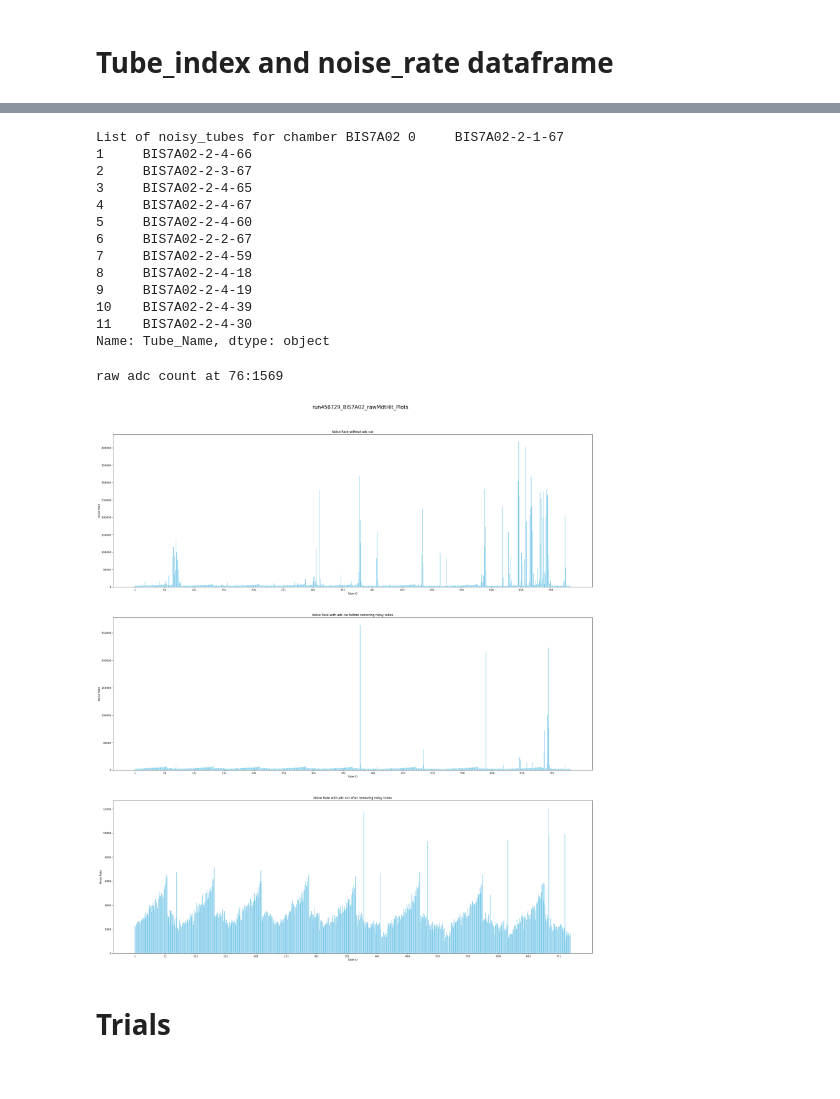
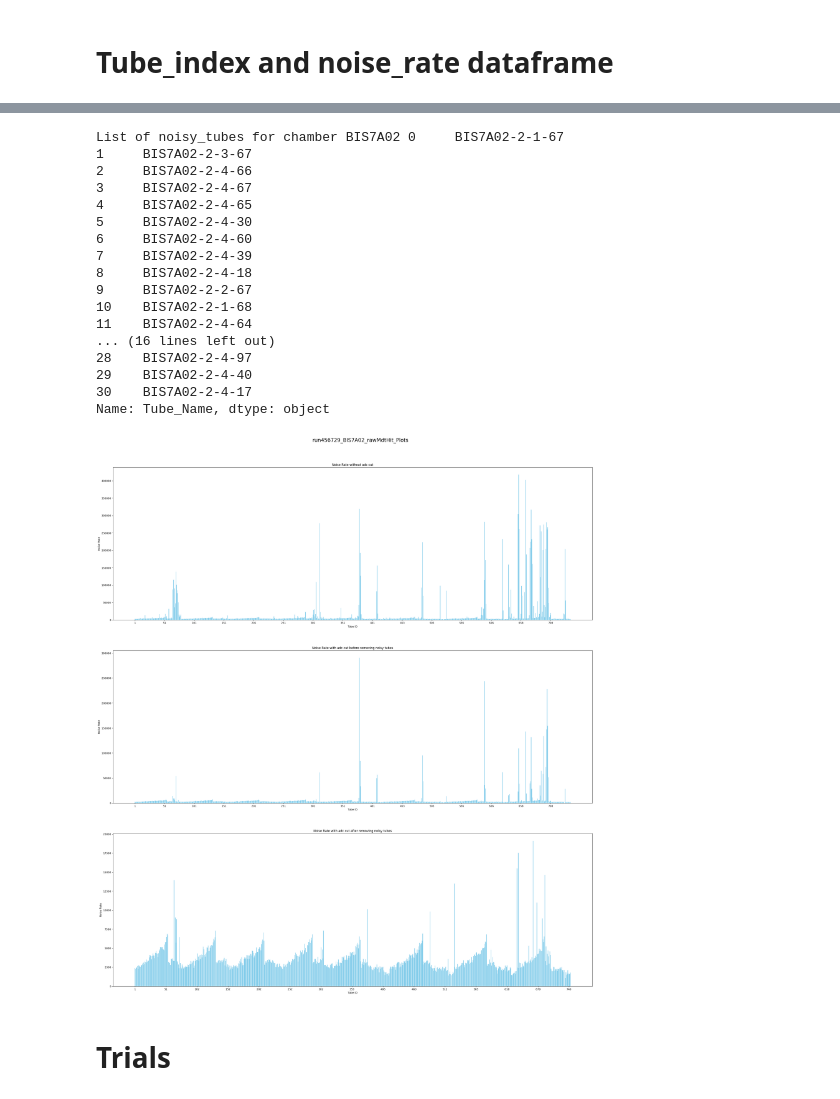
Before and after one commit to ppriyanka8/ATLAS, a Jupyter notebook: BIS7A_general.ipynb, the cells around one changed output, grey strips where cells are left out. Cells and saved outputs as stored; diff of their text form; code cells hidden in the pictures.

Commit message:
Add DF_OPERATING_CHAMBER const and remove warnings

```diff
--- a/BIS7A_general.ipynb
+++ b/BIS7A_general.ipynb
@@ -38,13 +38,13 @@ CHAMBER_TO_INPUT_CAL = {
 OPERATING_CHAMBER = "BIS7A02"
 inputCalibNtuple = CHAMBER_TO_INPUT_CAL[OPERATING_CHAMBER]
 act_time_window=1.3*(10**(-6))
-ADC_CUT_VAL = 75
-noise_thresh=13000
+ADC_CUT_VAL = 50
+noise_thresh=20000
 
 #tube_id gives the tube index
 def tube_id(row, chamber):
     # Grab the tube name
-    x = row[0]
+    x = row.iloc[0]
     # Split into components that were separated by a '-'
     ml_index=int(x.split('-')[1])
     ly_index =int(x.split('-')[2])
@@ -54,9 +54,7 @@ def tube_id(row, chamber):
     return (ml_index-1)*chamberlist_run3.MDTnTml(chamber,1) + (ly_index-1)*chamberlist_run3.MDTnTly(chamber,ml_index) + tube_no
 
 #Noise rate
-def noise_rate(df, chamber):
-    df_raw_chamber = df[df['rawMdt_station']==chamber]
-
+def noise_rate(df_raw_chamber, chamber):
     # Aggregate tube hits with pandas value_counts() method
     tube_hits=df_raw_chamber.rawMdt_tubeInfo.value_counts()
 
@@ -75,36 +73,28 @@ def noise_rate(df, chamber):
     return noise_rate_df #returns a dataframe
 
 #Introduce adc_cut
-def adc_cut(df,chamber,cut):  #returns complete dataframe just introducing adc_cut(doesn't give any info on noise_rate etc)
-    df_raw_chamber = df[df['rawMdt_station']==chamber]
+def adc_cut(df_raw_chamber,chamber,cut):  #returns complete dataframe just introducing adc_cut(doesn't give any info on noise_rate etc)
     df_raw_adc=df_raw_chamber[df_raw_chamber['rawMdt_adc']>cut]
     return df_raw_adc
 
 #Extract list of noisy_tubes and dataframe removing noisy_tubes
 def noise_tubes(df,chamber,cut,noise_thresh):
-    df_raw_adc_cut=adc_cut(df_raw,OPERATING_CHAMBER,cut)
+    df_raw_adc_cut=adc_cut(df,OPERATING_CHAMBER,cut)
     df_noise_adc=noise_rate(df_raw_adc_cut,OPERATING_CHAMBER)    #creating a separate dataframe for noise_ate and tube_id from after adc_cut df
     noisy_tubes=df_noise_adc[df_noise_adc['Noise_Rate']>noise_thresh]  #Extract all the rows for noise_rate>20k from the df_noise_rate dataframe
     noisy_list=noisy_tubes['Tube_Name']      #extract names for all the noisy tubes extracted above
     print('List of noisy_tubes for chamber %s'%(chamber),noisy_list)
 
-def df_filtered(df,chamber,cut,noise_thresh):
-    df_raw_chamber = df[df['rawMdt_station']==chamber]
-    df_raw_adc_cut=df_raw_chamber[df_raw_chamber['rawMdt_adc']>cut]
-    print("raw adc count at 76:" + str(df_raw_adc_cut['rawMdt_adc'].value_counts().get(76)))
-    # df_raw_adc_cut=adc_cut(df_raw,OPERATING_CHAMBER)  #Complete dataframe after introducing adc_cut
+def df_filtered(df_raw_chamber,chamber,cut,noise_thresh):
+    df_raw_adc_cut=adc_cut(df_raw_chamber,OPERATING_CHAMBER,cut)  #Complete dataframe after introducing adc_cut
     df_noise_adc=noise_rate(df_raw_adc_cut,OPERATING_CHAMBER)    #creating a separate dataframe for noise_ate and tube_id from after adc_cut df
     noisy_tubes=df_noise_adc[df_noise_adc['Noise_Rate']>noise_thresh]
 #make a dataframe excluding noisy tubes
     df_raw_chamber_noisy_filtered=df_raw_adc_cut[~df_raw_adc_cut['rawMdt_tubeInfo'].isin(noisy_tubes['Tube_Name'])]
     return df_raw_chamber_noisy_filtered
 
-
 #Noise_Rate v/s Tube_Id Plot
-def plot_for_noise_rate(df, chamber, cut,noise_thresh):
-
-    df_raw_chamber = df[df['rawMdt_station']==chamber]
-
+def plot_for_noise_rate(df_raw_chamber, chamber, cut,noise_thresh):
     run='456729'
     fig,axes = plt.subplots(figsize=(28, 32), nrows = 3, ncols = 1)
     fig.subplots_adjust(top = 0.93, bottom = 0.05, left =0.02,right =0.95, wspace = 0.2, hspace = 0.2)
@@ -121,7 +111,7 @@ def plot_for_noise_rate(df, chamber, cut,noise_thresh):
     axes[0].set_xticks(np.arange(0, len(df_noise_rate_sorted['Tube_ID'])+1, 50))
 
 #Noise_rate Dataframe with adc_cut
-    df_raw_chamber_with_adc_cut=adc_cut(df,chamber,cut)
+    df_raw_chamber_with_adc_cut=adc_cut(df_raw_chamber,chamber,cut)
     df_noise_rate_with_adc_cut = noise_rate(df_raw_chamber_with_adc_cut,OPERATING_CHAMBER)
     df_noise_rate_with_adc_cut_sorted = df_noise_rate_with_adc_cut.sort_values(by='Tube_ID', ascending=True)
 
@@ -133,7 +123,7 @@ def plot_for_noise_rate(df, chamber, cut,noise_thresh):
     axes[1].set_xticks(np.arange(0, len(df_noise_rate_with_adc_cut_sorted['Tube_ID'])+1, 50))
 
 #Noise_rate Dataframe with adc_cut and noisy tubes removed
-    df_raw_filtered=df_filtered(df,chamber,cut,noise_thresh)
+    df_raw_filtered=df_filtered(df_raw_chamber,chamber,cut,noise_thresh)
     df_noise_rate_removed=noise_rate(df_raw_filtered,chamber)
     df_noise_rate_removed_sorted=df_noise_rate_removed.sort_values(by='Tube_ID', ascending=True)
 
@@ -251,12 +241,16 @@ print('process run %s lumiblock %s region %s, chamberList %s' % (run, lb, region
 # %% [output]
 process run 045672 lumiblock 0000_0004 region 113, chamberList ['IsWRONG', 'BIS7A02', 'EES1A02', 'EES2A02', 'EMS4A02', 'EMS5A02']
 # %%
-df_raw=ak.to_dataframe(tree.arrays(branchMapping['rawMdt']))  #converted awkwad array to dataframe df_raw
+df_raw=ak.to_dataframe(tree.arrays(branchMapping['rawMdt']))  #converted awkward array to dataframe df_raw
 
 # expand all raw and trk hits with correct chamberName and tubeInfo
 df_raw['rawMdt_tubeInfo'] = df_raw['rawMdt_id'].apply(lambda x : chamberlist_run3.MDTtubename(int(x)))
 df_raw['rawMdt_station'] = df_raw['rawMdt_tubeInfo'].apply(lambda x :x[:7])
 df_raw['rawMdt_type'] = df_raw['rawMdt_tubeInfo'].apply(lambda x :x[:3])
+
+# Creates new dataframe that only contains data for current chamber
+DF_OPERATING_CHAMBER = df_raw[df_raw['rawMdt_station']==OPERATING_CHAMBER]
+
 print(df_raw.head(5))
 
 df_all = tree.arrays() #gives total numner of events and not hits
@@ -304,26 +298,29 @@ df_noise_rate
 # %%
 # Prints list of noisy tubes
-noise_tubes(df_raw,OPERATING_CHAMBER,ADC_CUT_VAL,noise_thresh)
+noise_tubes(DF_OPERATING_CHAMBER,OPERATING_CHAMBER,ADC_CUT_VAL,noise_thresh)
 # %% [output]
 List of noisy_tubes for chamber BIS7A02 0     BIS7A02-2-1-67
-1     BIS7A02-2-4-66
-2     BIS7A02-2-3-67
-3     BIS7A02-2-4-65
-4     BIS7A02-2-4-67
-5     BIS7A02-2-4-60
-6     BIS7A02-2-2-67
-7     BIS7A02-2-4-59
+1     BIS7A02-2-3-67
+2     BIS7A02-2-4-66
+3     BIS7A02-2-4-67
+4     BIS7A02-2-4-65
+5     BIS7A02-2-4-30
+6     BIS7A02-2-4-60
+7     BIS7A02-2-4-39
 8     BIS7A02-2-4-18
-9     BIS7A02-2-4-19
-10    BIS7A02-2-4-39
-11    BIS7A02-2-4-30
+9     BIS7A02-2-2-67
+10    BIS7A02-2-1-68
+11    BIS7A02-2-4-64
+... (16 lines left out)
+28    BIS7A02-2-4-97
+29    BIS7A02-2-4-40
+30    BIS7A02-2-4-17
 Name: Tube_Name, dtype: object
 # %%
 # Plots noise rate of each tube ID
-plot_for_noise_rate(df_raw,OPERATING_CHAMBER,ADC_CUT_VAL,noise_thresh)
+plot_for_noise_rate(DF_OPERATING_CHAMBER,OPERATING_CHAMBER,ADC_CUT_VAL,noise_thresh)
 # %% [output]
-raw adc count at 76:1569
-[figure, old version]
+[figure, new version]
 # %% [markdown]
 # Trials
 # %% [markdown]
```
Also changed, not shown: parts of 5 cells of this notebook.
